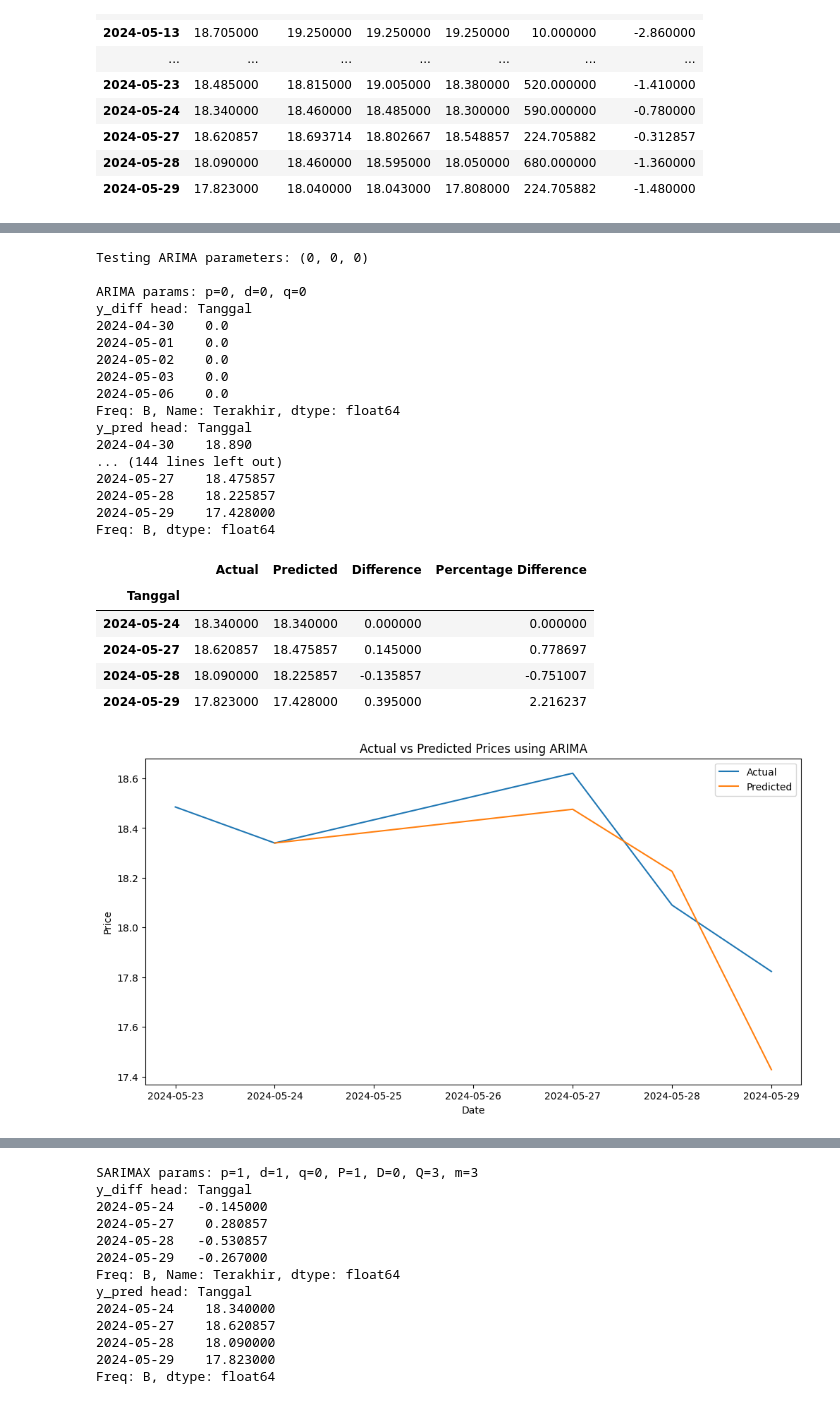
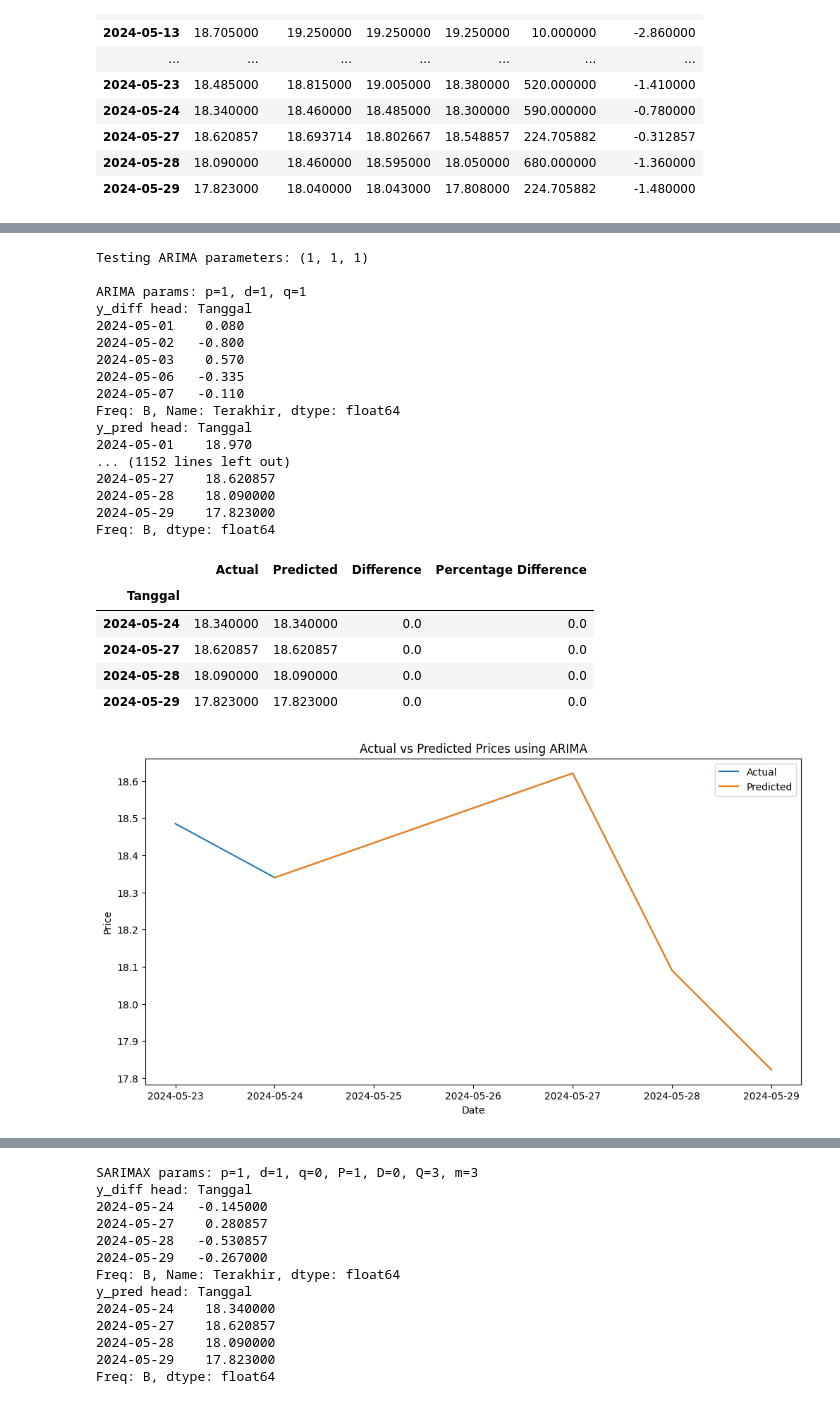
Before and after one commit to hizamruljaen123/apps_ezra, a Jupyter notebook: sarimax_manual.ipynb, the cells around one changed output, grey strips where cells are left out. Saved outputs shown, nothing was run; the diff lists cells and outputs as text; code cells hidden in the pictures.

```diff
--- a/sarimax_manual.ipynb
+++ b/sarimax_manual.ipynb
@@ -129,9 +129,9 @@ def arima_predict(y, p, d, q):
     return y_pred
 
 # Grid search for best ARIMA parameters
-p_values = range(0, 2)
-d_values = range(0, 2)
-q_values = range(0, 2)
+p_values = range(1, 5)
+d_values = range(1, 5)
+q_values = range(1, 5)
 
 best_score_arima = float('inf')
 best_params_arima = None
@@ -165,50 +165,50 @@ y_pred_test = arima_predict(y_test, p, d, q)
 # Calculate the differences
 differences = y_test.iloc[d:] - y_pred_test
 percentage_diff = (differences / y_test.iloc[d:]) * 100
 
 # Print the results
 results = pd.DataFrame({
     'Actual': y_test.iloc[d:],
     'Predicted': y_pred_test,
     'Difference': differences,
     'Percentage Difference': percentage_diff
 })
 display(results)
 
 # Plot the results
 plt.figure(figsize=(12, 6))
 plt.plot(y_test.index, y_test, label='Actual')
 plt.plot(y_test.index[d:], y_pred_test, label='Predicted')
 plt.xlabel('Date')
 plt.ylabel('Price')
 plt.title('Actual vs Predicted Prices using ARIMA')
 plt.legend()
 plt.show()
 # %% [output]
-Testing ARIMA parameters: (0, 0, 0)
+Testing ARIMA parameters: (1, 1, 1)
 
-ARIMA params: p=0, d=0, q=0
+ARIMA params: p=1, d=1, q=1
 y_diff head: Tanggal
-2024-04-30    0.0
-2024-05-01    0.0
-2024-05-02    0.0
-2024-05-03    0.0
-2024-05-06    0.0
+2024-05-01    0.080
+2024-05-02   -0.800
+2024-05-03    0.570
+2024-05-06   -0.335
+2024-05-07   -0.110
 Freq: B, Name: Terakhir, dtype: float64
 y_pred head: Tanggal
-2024-04-30    18.890
-... (144 lines left out)
-2024-05-27    18.475857
-2024-05-28    18.225857
-2024-05-29    17.428000
+2024-05-01    18.970
+... (1152 lines left out)
+2024-05-27    18.620857
+2024-05-28    18.090000
+2024-05-29    17.823000
 Freq: B, dtype: float64
 |  | Actual | Predicted | Difference | Percentage Difference |
 | Tanggal |  |  |  |  |
-| 2024-05-24 | 18.340000 | 18.340000 | 0.000000 | 0.000000 |
-| 2024-05-27 | 18.620857 | 18.475857 | 0.145000 | 0.778697 |
-| 2024-05-28 | 18.090000 | 18.225857 | -0.135857 | -0.751007 |
-| 2024-05-29 | 17.823000 | 17.428000 | 0.395000 | 2.216237 |
+| 2024-05-24 | 18.340000 | 18.340000 | 0.0 | 0.0 |
+| 2024-05-27 | 18.620857 | 18.620857 | 0.0 | 0.0 |
+| 2024-05-28 | 18.090000 | 18.090000 | 0.0 | 0.0 |
+| 2024-05-29 | 17.823000 | 17.823000 | 0.0 | 0.0 |
-[figure, old version]
+[figure, new version]
 # %%
 # Function to calculate seasonal ARIMA manually
 def seasonal_predict(y, p, d, q, P, D, Q, m):
```
Also changed, not shown: parts of 2 cells of this notebook, 3 other files.
